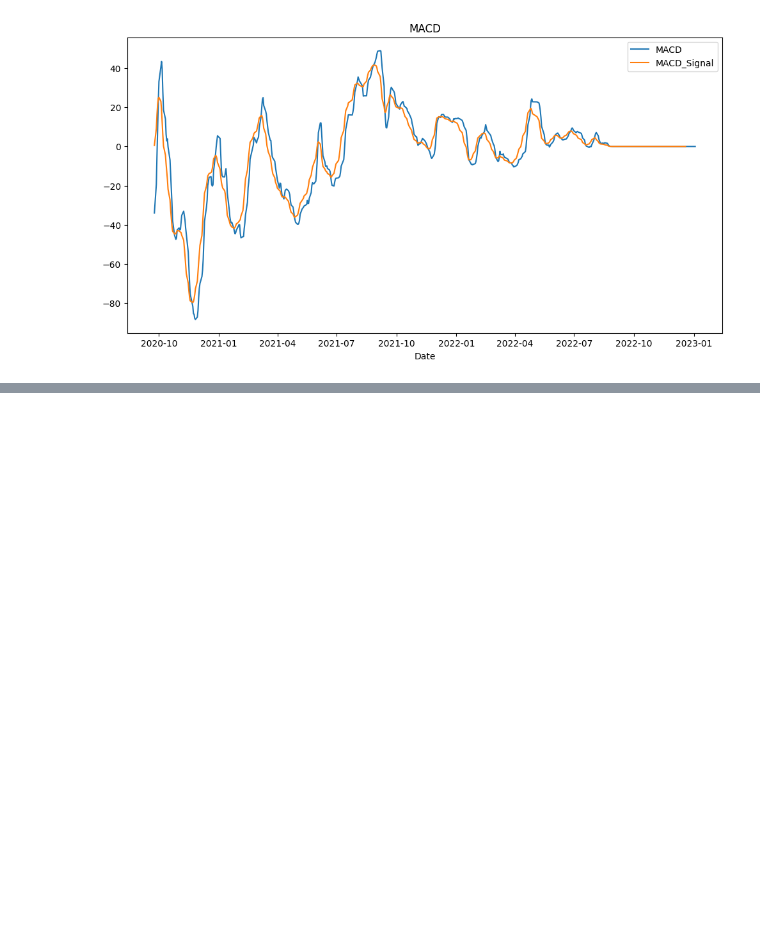
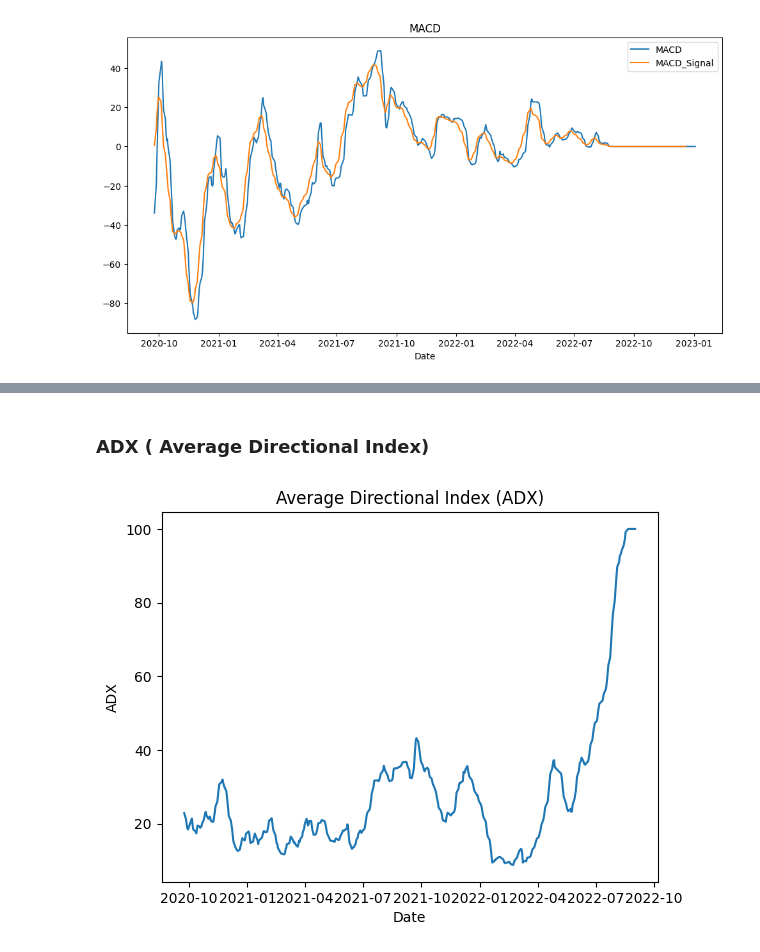
Before and after one commit to imostafizur/DSEBD_Prediction, a Jupyter notebook: Walton.ipynb, the cells around one changed output, grey strips where cells are left out. Drawn from its saved outputs; the diff is of its cells as text; code cells hidden in the pictures; blank space fills up the shorter version.

```diff
--- a/Walton.ipynb
+++ b/Walton.ipynb
@@ -226,0 +299,38 @@ Text(0.5, 0, 'Date')
+# %% [markdown]
+### ADX ( Average Directional Index)
+# %%
+import matplotlib.pyplot as plt
+import pandas as pd
+
+# Calculate True Range (TR)
+
+df['H-L'] = abs(df['High'] - df['Low'])
+df['H-PC'] = abs(df['High'] - df['Price'].shift(1))
+df['L-PC'] = abs(df['Low'] - df['Price'].shift(1))
+df['TR'] = df[['H-L', 'H-PC', 'L-PC']].max(axis=1)
+
+# Calculate Directional Movement (DM)
+df['DM+'] = (df['High'] - df['High'].shift(1)).clip(lower=0)
+df['DM-'] = (df['Low'].shift(1) - df['Low']).clip(lower=0)
+
+# Calculate Directional Index (DI)
+smoothed_dm_plus = df['DM+'].ewm(alpha=1/14, adjust=False).mean()
+smoothed_dm_minus = df['DM-'].ewm(alpha=1/14, adjust=False).mean()
+smoothed_tr = df['TR'].ewm(alpha=1/14, adjust=False).mean()
+df['DI+'] = 100 * smoothed_dm_plus / smoothed_tr
+df['DI-'] = 100 * smoothed_dm_minus / smoothed_tr
+
+# Calculate Average Directional Index (ADX)
+smoothed_didiff = abs(df['DI+'] - df['DI-']
+                      ).ewm(alpha=1/14, adjust=False).mean()
+smoothed_di_sum = (df['DI+'] + df['DI-']).ewm(alpha=1/14, adjust=False).mean()
+df['ADX'] = 100 * smoothed_didiff / smoothed_di_sum
+
+# Plot the ADX
+plt.plot(df['ADX'])
+plt.title('Average Directional Index (ADX)')
+plt.xlabel('Date')
+plt.ylabel('ADX')
+plt.show()
+# %% [output]
+[figure, added]
```
Also changed, not shown: parts of 8 cells of this notebook, 7 other files.
